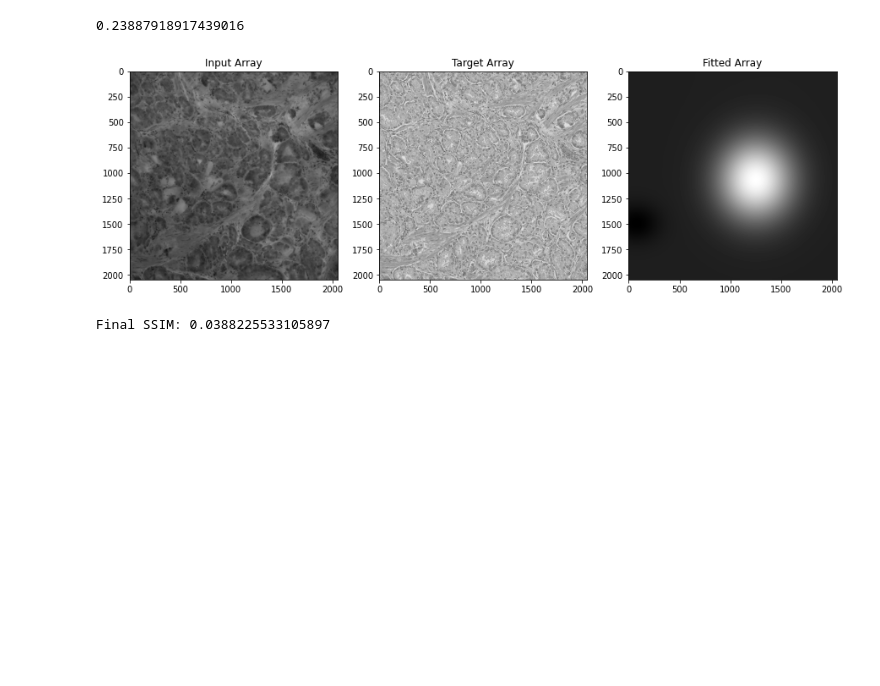
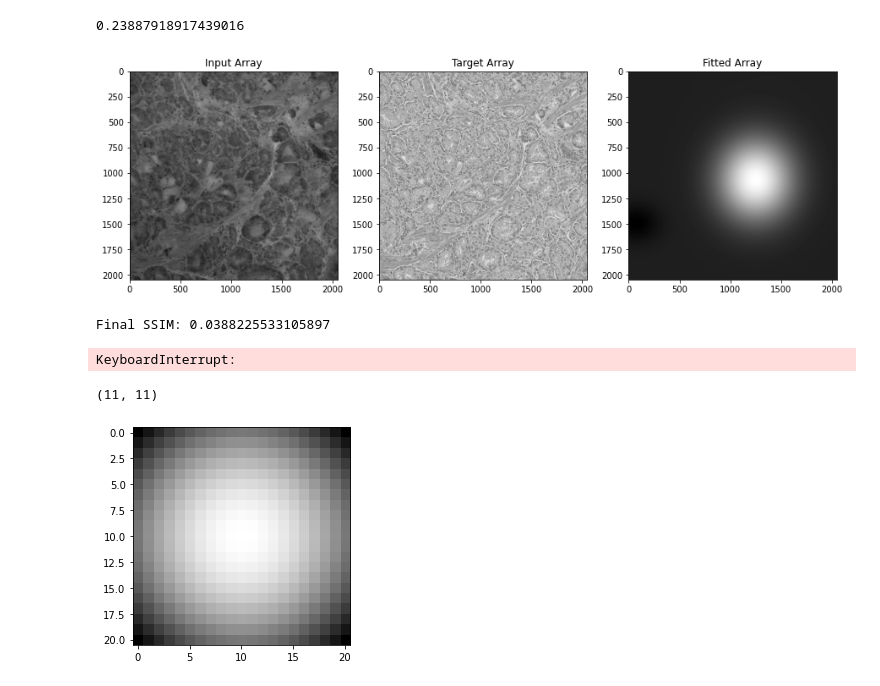
Before and after one commit to prakhargaming/Lab-thingy, a Jupyter notebook: GPU_ACCELERATED.ipynb, the cells around one changed output. Saved outputs shown, nothing was run; the diff lists cells and outputs as text; code cells hidden in the pictures; blank space fills up the shorter version.

```diff
--- a/GPU_ACCELERATED.ipynb
+++ b/GPU_ACCELERATED.ipynb
@@ -226,7 +228,7 @@ le_score = 0
 le_optimal_kernel = 0
 le_optimal_sigma = 0
 
-for sigma in np.arange(0.1, 10, 0.1):  # Increased step and starting value for faster execution
+for sigma in np.arange(0.1, 5, 0.1):  # Increased step and starting value for faster execution
     for kernel_size in range(3, 51, 2):  # Odd kernel sizes from 3 to 49
         gaussian = gaussian_filter(kernel_size, sigma)
         le_image = convolve_arrays(input_array, gaussian)
@@ -244,3 +246,9 @@ for sigma in np.arange(0.1, 10, 0.1):  # Increased step and starting value for f
 
 print(f"Optimal sigma: {le_optimal_sigma}, Optimal kernel size: {le_optimal_kernel}")
 print(f"Best SSIM score: {le_score}")
+# %% [output]
+KeyboardInterrupt:
+# %%
+gaussian_filter(11, 5).shape
+# %% [output]
+(11, 11)
@@ -246,0 +264,57 @@ print(f"Best SSIM score: {le_score}")
+# %%
+# %% [markdown]
+# ## Imports
+
+# %%
+import cv2
+import cupy as cp
+import numpy as np
+from skimage.metrics import structural_similarity as ssim
+from matplotlib import pyplot as plt
+from cupyx.scipy.signal import fftconvolve
+
+# %% [markdown]
+# ## Helper Functions
+
+# %%
+def convolve_arrays(array1: np.ndarray, array2: np.ndarray, mode='same') -> cp.ndarray:
+    cupy_array1 = cp.asarray(array1)
+    cupy_array2 = cp.asarray(array2)
+    return fftconvolve(cupy_array1, cupy_array2, mode=mode)
+
+# %%
+def gaussian_filter(size, sigma):
+    x, y = np.meshgrid(np.linspace(-1, 1, size), np.linspace(-1, 1, size))
+    d = np.sqrt(x*x + y*y)
+    g = np.exp(-(d**2 / (2.0 * sigma**2)))
+    return g / g.sum()
+
+# %%
+def MSE(arr1, arr2):
+    mse = cp.mean((arr1 - arr2) ** 2)
+    return mse
+
+# %%
+plt.imshow(gaussian_filter(21, 2), cmap="gray")
+
+# %% [markdown]
+# ## Algo
+
+# %%
+ssim_kernel = 0
+ssim_sigma = 0
+ssim_best = 0
+ssim_image = 0
+
+mse_kernel = 0
+mse_sigma = 0
+mse_best = 0
+mse_image = 0
+
+# %%
+input_image = cv2.imread('Prostate.jpg', cv2.IMREAD_GRAYSCALE).astype(np.float64) / 255.0
+target_image = cv2.imread('good.jpg', cv2.IMREAD_GRAYSCALE).astype(np.float64) / 255.0
+input_image_cp = cp.array(input_image)
+target_image_cp = cp.array(target_image)
+# %% [output]
+[figure, added]
```
Also changed, not shown: parts of 4 cells of this notebook, 9 other files.
